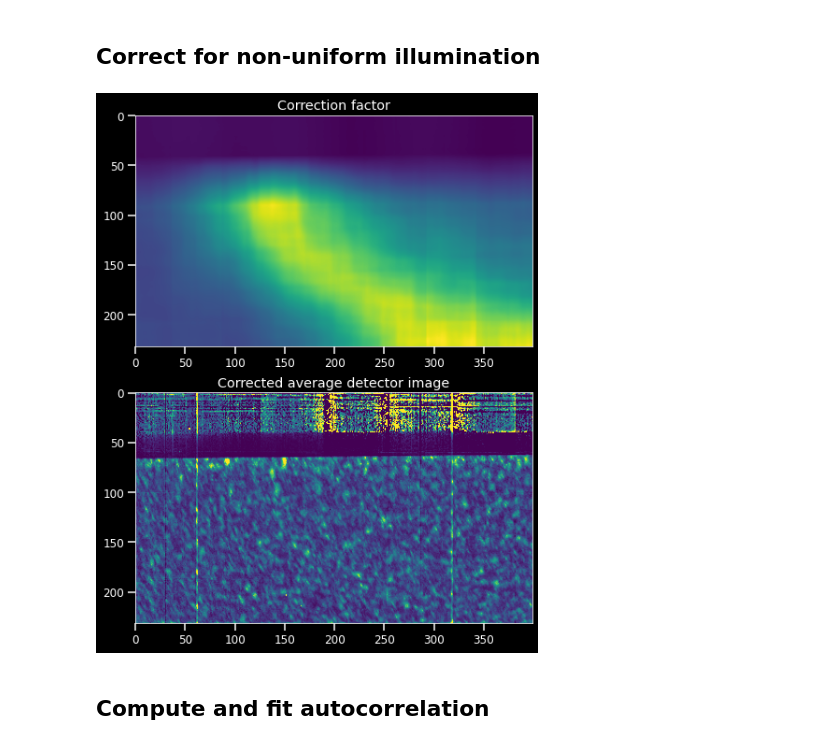
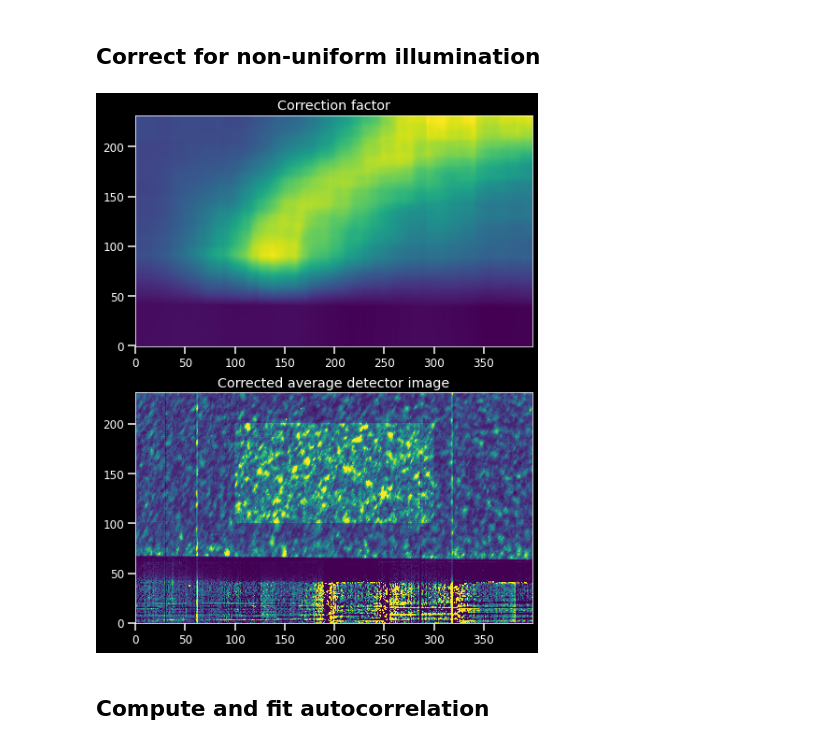
Before and after one commit to vespos/data_processing, a Jupyter notebook: xpcs/examples.ipynb, the cells around one changed output. Drawn from its saved outputs; the diff is of its cells as text; code cells hidden in the pictures.

```diff
--- a/xpcs/examples.ipynb
+++ b/xpcs/examples.ipynb
@@ -41,14 +41,14 @@ plt.show()
 # %%
 img_corr, mask2, bp = corr.correct_illumination(img, mask, kernel_size=50)
 
 fig, ax = plt.subplots(nrows=2, figsize=(14,10))
 ax[0].set_title('Correction factor')
-ax[0].imshow(bp)
+ax[0].imshow(bp, origin='lower')
 ax[1].set_title('Corrected average detector image')
-ax[1].imshow(img_corr[0], clim=(0,10))
+ax[1].imshow(img_corr[0]*(1+mask2), clim=(0,10), origin='lower')
 plt.show()
 # %% [output]
-[figure, old version]
+[figure, new version]
 # %% [markdown]
 ## Compute and fit autocorrelation
 # %%
```
Also changed, not shown: parts of 6 cells of this notebook, 2 other files.
